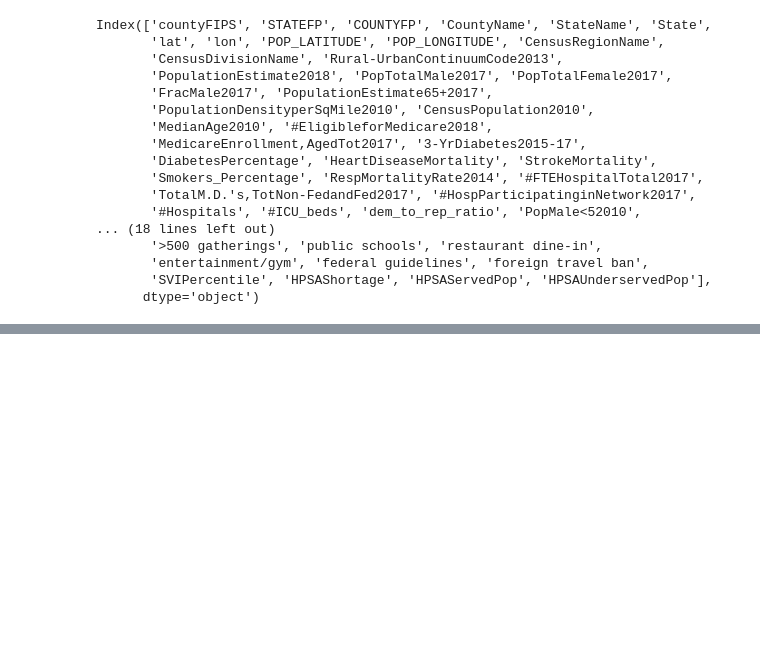
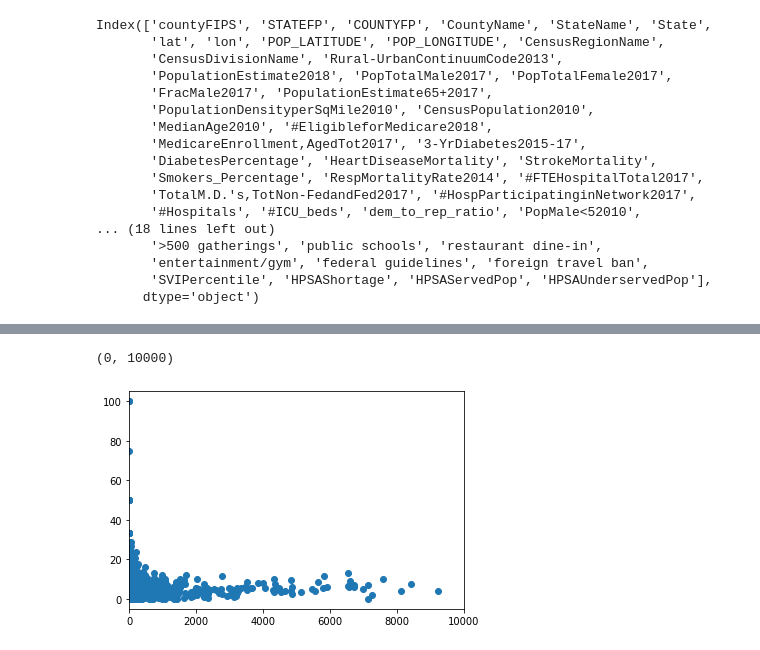
Before and after one commit to swenson-nick/Data_200_Covid, a Jupyter notebook: covid.ipynb, the cells around one changed output, grey strips where cells are left out. Saved outputs shown, nothing was run; the diff lists cells and outputs as text; code cells hidden in the pictures; blank space fills up the shorter version.

```diff
--- a/covid.ipynb
+++ b/covid.ipynb
@@ -104,0 +228,6 @@ plt.legend()
+# %%
+plt.scatter(cases['5/6/20'], death_rate)
+plt.xlim([0, 10000])
+# %% [output]
+(0, 10000)
+[figure, added]
```
Also changed, not shown: parts of 62 cells of this notebook.
